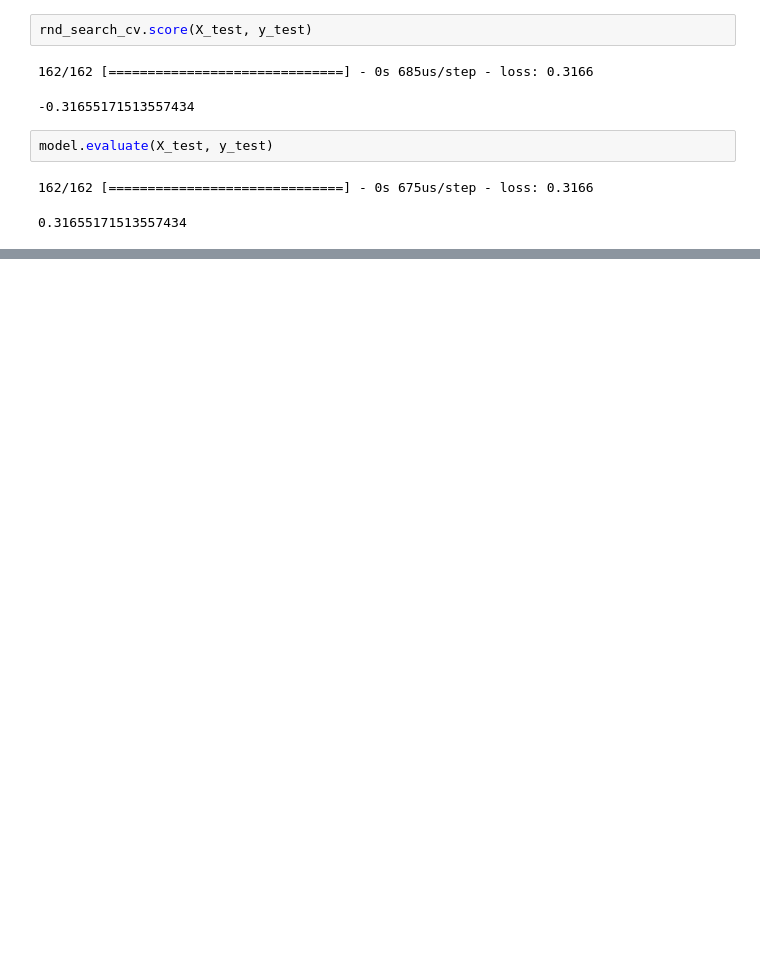
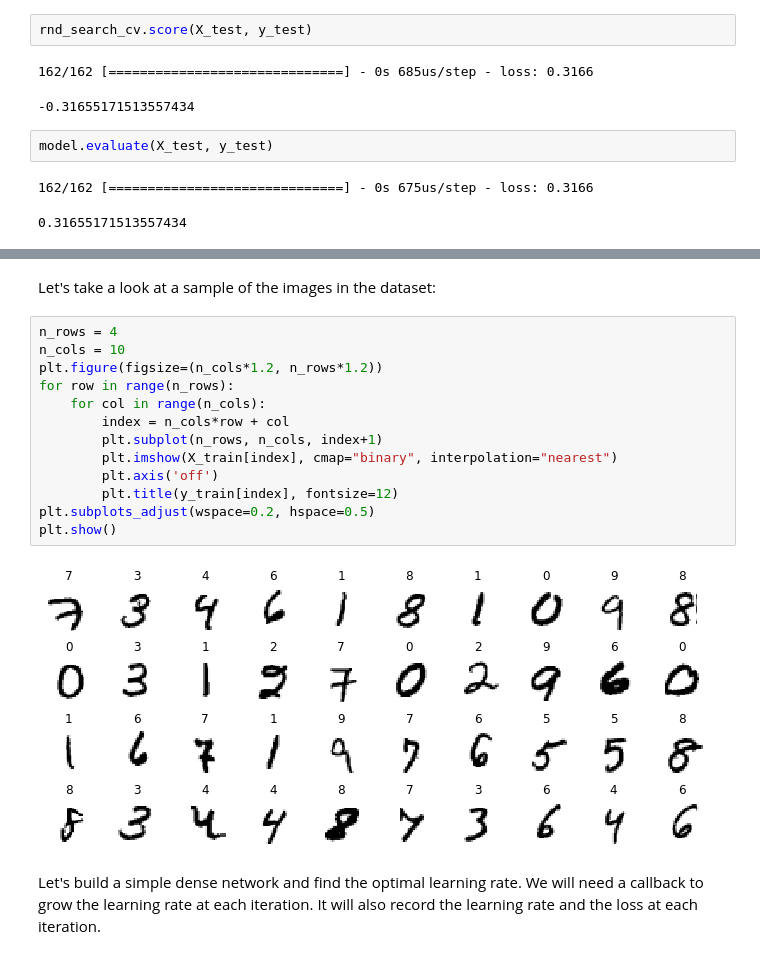
Before and after one commit to LegendaryKim/Hands-On-Machine-Learning-with-Scikit-Learn-Keras-TensorFlow-, a Jupyter notebook: 10_neural_nets_with_keras.ipynb, the cells around one changed output, grey strips where cells are left out. Saved outputs shown, nothing was run; the diff lists cells and outputs as text; blank space fills up the shorter version.

```diff
--- a/10_neural_nets_with_keras.ipynb
+++ b/10_neural_nets_with_keras.ipynb
@@ -1173,0 +1225,19 @@ model.evaluate(X_test, y_test)
+# %% [markdown]
+Let's take a look at a sample of the images in the dataset:
+# %%
+n_rows = 4
+n_cols = 10
+plt.figure(figsize=(n_cols*1.2, n_rows*1.2))
+for row in range(n_rows):
+    for col in range(n_cols):
+        index = n_cols*row + col
+        plt.subplot(n_rows, n_cols, index+1)
+        plt.imshow(X_train[index], cmap="binary", interpolation="nearest")
+        plt.axis('off')
+        plt.title(y_train[index], fontsize=12)
+plt.subplots_adjust(wspace=0.2, hspace=0.5)
+plt.show()
+# %% [output]
+[figure, added]
+# %% [markdown]
+Let's build a simple dense network and find the optimal learning rate. We will need a callback to grow the learning rate at each iteration. It will also record the learning rate and the loss at each iteration.
```
Also changed, not shown: parts of 43 cells of this notebook.
